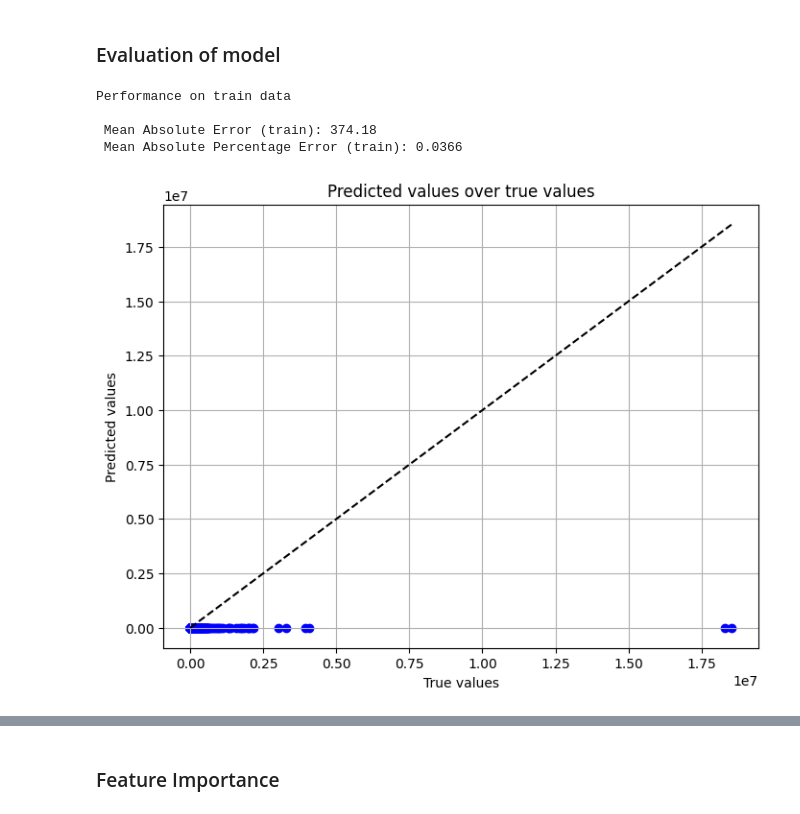
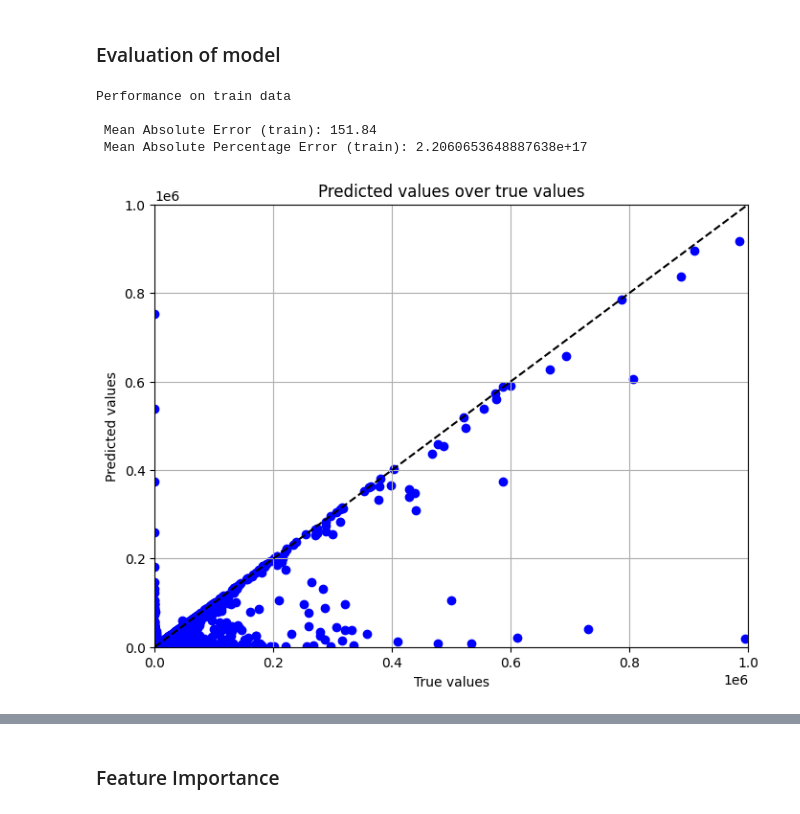
Before and after one commit to lexej/car-insurance, a Jupyter notebook: car-insurance.ipynb, the cells around one changed output, grey strips where cells are left out. Saved outputs shown, nothing was run; the diff lists cells and outputs as text; code cells hidden in the pictures.

```diff
--- a/car-insurance.ipynb
+++ b/car-insurance.ipynb
@@ -315,23 +314,26 @@ Shape of X_test:  (135603, 75)  Shape of Y_test:  (135603, 4)
 PARAM_SEARCH = False
 
 default_params = {
-    "objective": "reg:absoluteerror",
-    'n_estimators': 100,
-    "learning_rate": 0.02,
-    "max_depth": 3,
-    "random_state": RANDOM_SEED
+    "objective": "reg:tweedie",
+    "booster": 'gbtree',
+    'n_estimators': 5000,
+    "learning_rate": 0.01,
+    "max_depth": 20,
+    "subsample": 1,
+    "colsample_bytree": 1,
+    "random_state": RANDOM_SEED,
 }
 
 param_grid = {
     'n_estimators': [100, 300, 500, 700, 900],
-    "learning_rate": [0.05, 0.01, 0.02, 0.05, 0.1, 0.15, 0.5],
+    "learning_rate": [0.05, 0.01, 0.02, 0.05, 0.1, 0.2],
     'max_depth': [3, 5, 7],
 }
 
 
 if PARAM_SEARCH:
-    estim = XGBRegressor(objective="reg:absoluteerror",
-                     random_state=RANDOM_SEED)
+    estim = XGBRegressor(objective="reg:tweedie",
+                         random_state=RANDOM_SEED)
 
 
     #   Using 5-fold cross-validation
@@ -367,34 +368,36 @@ Hyperparameters:  {'objective': 'reg:absoluteerror', 'n_estimators': 100, 'learn
 # %%
 #   Performance on train data
 
 train_preds = model.predict(X_train)
 train_trues = Y_train["ClaimAmount_Per_Year"]
 
 mae_train = mean_absolute_error(train_trues, train_preds)
 mape_train = mean_absolute_percentage_error(train_trues, train_preds)
 
 print("Performance on train data \n")
 print(" Mean Absolute Error (train):", round(mae_train, 2))
 print(" Mean Absolute Percentage Error (train):", round(mape_train, 4))
 
 
 plt.figure(figsize=(8, 6))
 plt.scatter(train_trues, train_preds, color='blue')
 plt.plot([train_trues.min(), train_trues.max()],
          [train_trues.min(), train_trues.max()],
          color='black',
          linestyle='--')
 plt.title('Predicted values over true values')
 plt.xlabel('True values')
 plt.ylabel('Predicted values')
+plt.xlim(0, 1e6)
+plt.ylim(0, 1e6)
 plt.grid(True)
 plt.show()
 # %% [output]
 Performance on train data
 
- Mean Absolute Error (train): 374.18
- Mean Absolute Percentage Error (train): 0.0366
+ Mean Absolute Error (train): 151.84
+ Mean Absolute Percentage Error (train): 2.2060653648887638e+17
-[figure, old version]
+[figure, new version]
 # %%
 #   Performance test data
 
```
Also changed, not shown: parts of 4 cells of this notebook.
